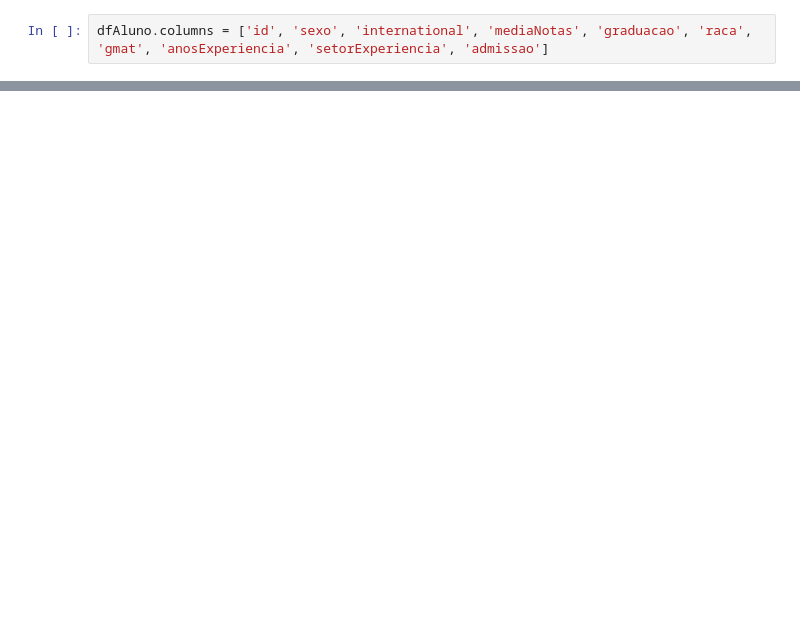
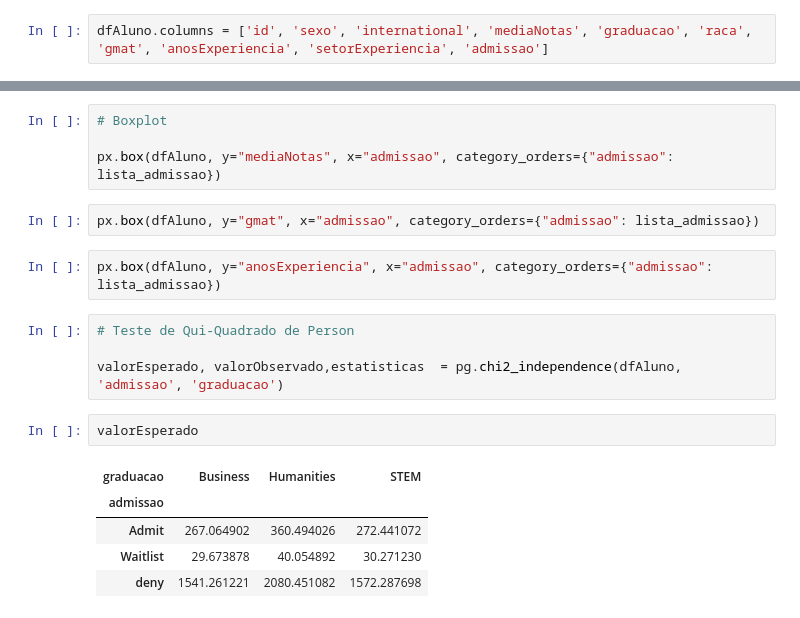
Before and after one commit to MatheusGustavoo/MBA-Success-Tree, a Jupyter notebook: classificacao.ipynb, the cells around one changed output, grey strips where cells are left out. Cells and saved outputs as stored; diff of their text form; blank space fills up the shorter version.

```diff
--- a/classificacao.ipynb
+++ b/classificacao.ipynb
@@ -65,0 +143,20 @@ dfAluno.head(10)
+# %%
+# Boxplot
+
+px.box(dfAluno, y="mediaNotas", x="admissao", category_orders={"admissao": lista_admissao})
+# %%
+px.box(dfAluno, y="gmat", x="admissao", category_orders={"admissao": lista_admissao})
+# %%
+px.box(dfAluno, y="anosExperiencia", x="admissao", category_orders={"admissao": lista_admissao})
+# %%
+# Teste de Qui-Quadrado de Person
+
+valorEsperado, valorObservado,estatisticas  = pg.chi2_independence(dfAluno, 'admissao', 'graduacao')
+# %%
+valorEsperado
+# %% [output]
+| graduacao | Business | Humanities | STEM |
+| admissao |  |  |  |
+| Admit | 267.064902 | 360.494026 | 272.441072 |
+| Waitlist | 29.673878 | 40.054892 | 30.271230 |
+| deny | 1541.261221 | 2080.451082 | 1572.287698 |
```
Also changed, not shown: parts of 32 cells of this notebook.
